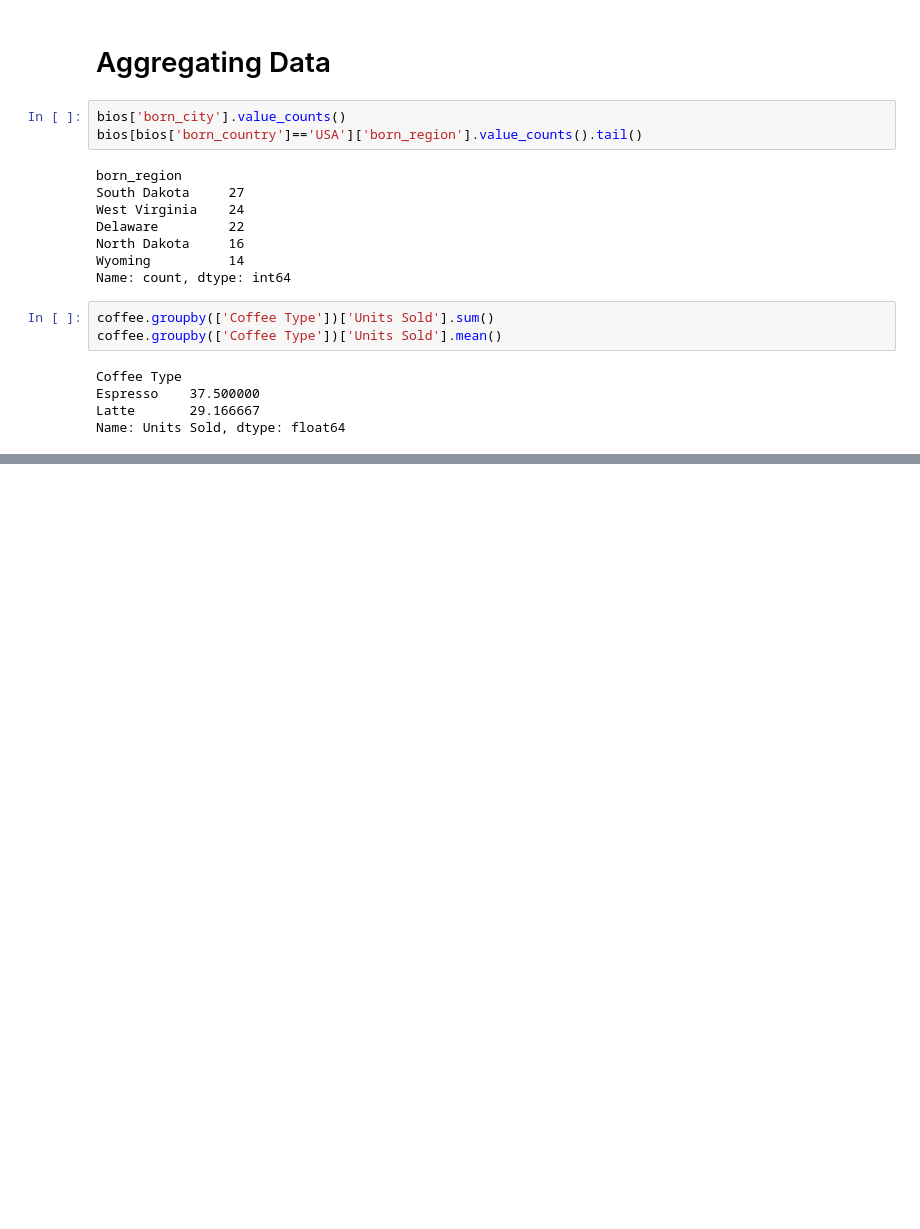
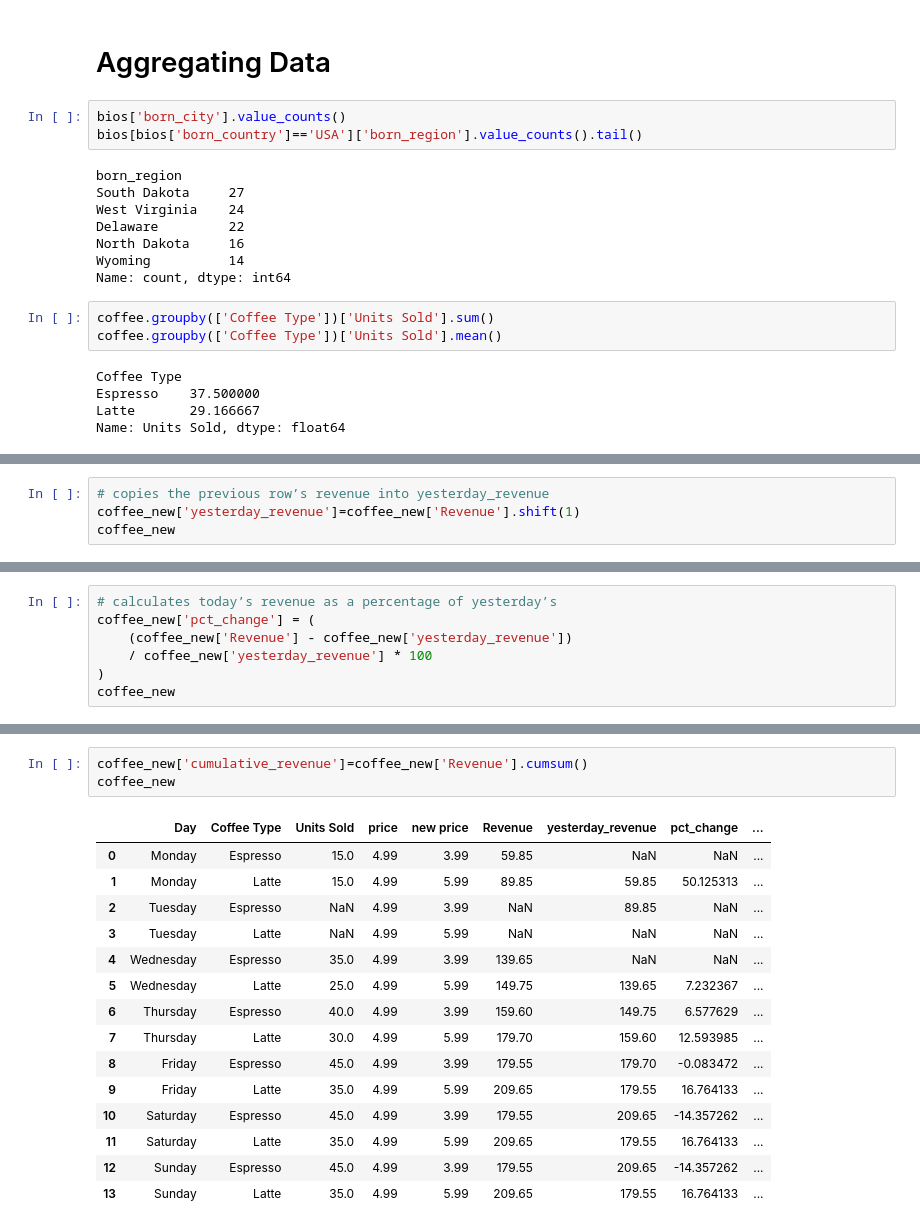
Before and after one commit to LekaLakshmi/AI-ML-Portfolio, a Jupyter notebook: Learning-Practice/Pandas/Pandas_practice.ipynb, the cells around one changed output, grey strips where cells are left out. Saved outputs shown, nothing was run; the diff lists cells and outputs as text; blank space fills up the shorter version.

```diff
--- a/Learning-Practice/Pandas/Pandas_practice.ipynb
+++ b/Learning-Practice/Pandas/Pandas_practice.ipynb
@@ -483,0 +588,4 @@ coffee_new.groupby(['Coffee Type']).agg({'Units Sold':'sum','price':'mean'})
+# %%
+# copies the previous row’s revenue into yesterday_revenue
+coffee_new['yesterday_revenue']=coffee_new['Revenue'].shift(1)
+coffee_new
@@ -483,0 +608,7 @@ coffee_new.groupby(['Coffee Type']).agg({'Units Sold':'sum','price':'mean'})
+# %%
+# calculates today’s revenue as a percentage of yesterday’s
+coffee_new['pct_change'] = (
+    (coffee_new['Revenue'] - coffee_new['yesterday_revenue'])
+    / coffee_new['yesterday_revenue'] * 100
+)
+coffee_new
@@ -483,0 +649,19 @@ coffee_new.groupby(['Coffee Type']).agg({'Units Sold':'sum','price':'mean'})
+# %%
+coffee_new['cumulative_revenue']=coffee_new['Revenue'].cumsum()
+coffee_new
+# %% [output]
+|  | Day | Coffee Type | Units Sold | price | new price | Revenue | yesterday_revenue | pct_change | ... |
+| 0 | Monday | Espresso | 15.0 | 4.99 | 3.99 | 59.85 | NaN | NaN | ... |
+| 1 | Monday | Latte | 15.0 | 4.99 | 5.99 | 89.85 | 59.85 | 50.125313 | ... |
+| 2 | Tuesday | Espresso | NaN | 4.99 | 3.99 | NaN | 89.85 | NaN | ... |
+| 3 | Tuesday | Latte | NaN | 4.99 | 5.99 | NaN | NaN | NaN | ... |
+| 4 | Wednesday | Espresso | 35.0 | 4.99 | 3.99 | 139.65 | NaN | NaN | ... |
+| 5 | Wednesday | Latte | 25.0 | 4.99 | 5.99 | 149.75 | 139.65 | 7.232367 | ... |
+| 6 | Thursday | Espresso | 40.0 | 4.99 | 3.99 | 159.60 | 149.75 | 6.577629 | ... |
+| 7 | Thursday | Latte | 30.0 | 4.99 | 5.99 | 179.70 | 159.60 | 12.593985 | ... |
+| 8 | Friday | Espresso | 45.0 | 4.99 | 3.99 | 179.55 | 179.70 | -0.083472 | ... |
+| 9 | Friday | Latte | 35.0 | 4.99 | 5.99 | 209.65 | 179.55 | 16.764133 | ... |
+| 10 | Saturday | Espresso | 45.0 | 4.99 | 3.99 | 179.55 | 209.65 | -14.357262 | ... |
+| 11 | Saturday | Latte | 35.0 | 4.99 | 5.99 | 209.65 | 179.55 | 16.764133 | ... |
+| 12 | Sunday | Espresso | 45.0 | 4.99 | 3.99 | 179.55 | 209.65 | -14.357262 | ... |
+| 13 | Sunday | Latte | 35.0 | 4.99 | 5.99 | 209.65 | 179.55 | 16.764133 | ... |
```
Also changed, not shown: parts of 14 cells of this notebook, 1 other file.
